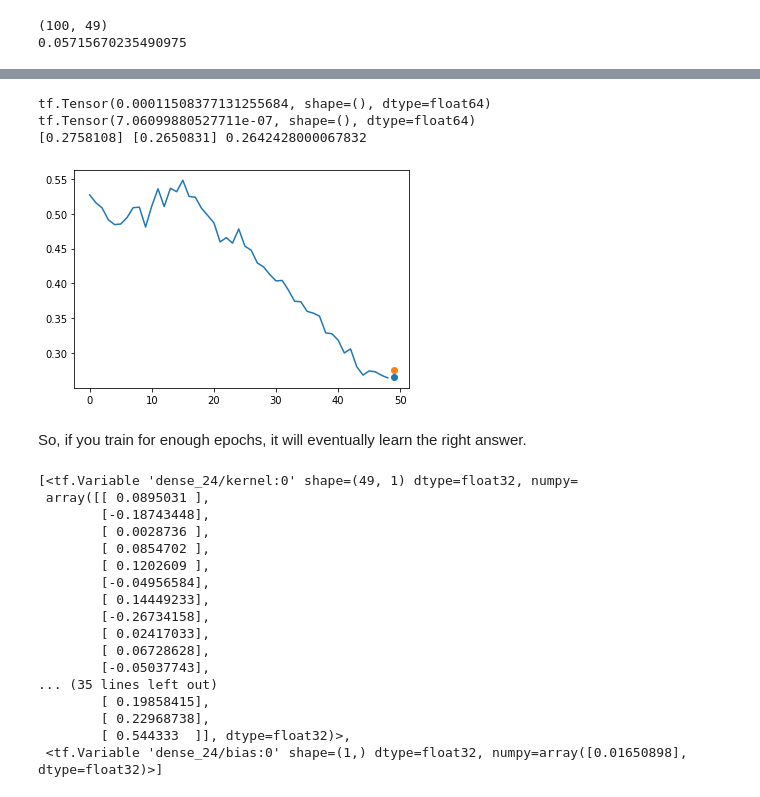
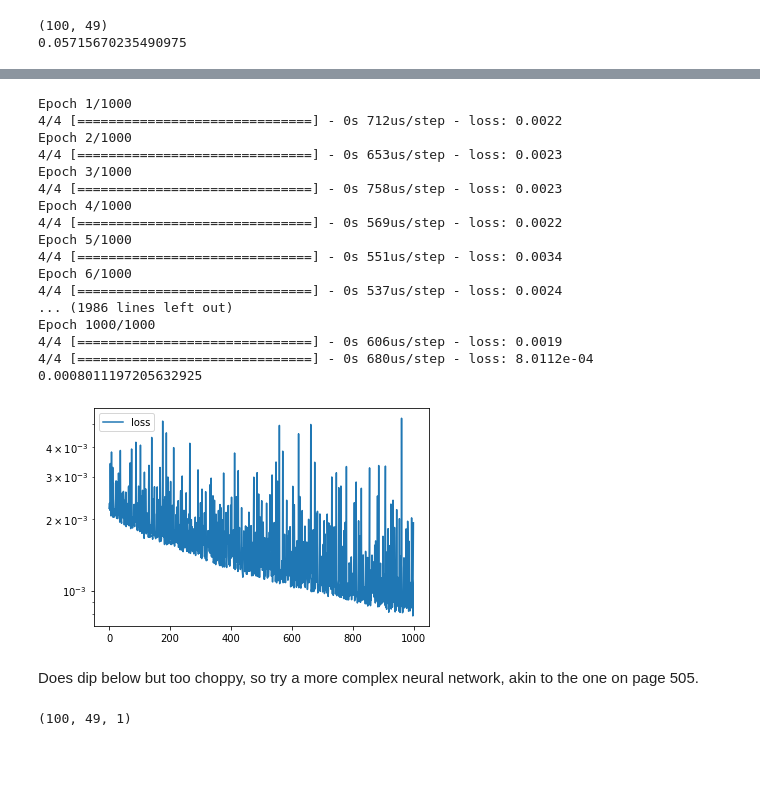
Before and after one commit to dodelson/Physics-of-Energy, a Jupyter notebook: cnn.ipynb, the cells around one changed output, grey strips where cells are left out. Drawn from its saved outputs; the diff is of its cells as text; code cells hidden in the pictures; blank space fills up the shorter version.

```diff
--- a/cnn.ipynb
+++ b/cnn.ipynb
@@ -518,38 +487,35 @@ Epoch 1500/1500
-# %%
-i=3
-#print(y_train[0],X_train[0,0])
-y_predict=model.predict(X_train)
-plt.plot(range(49),X_train[i,:])
-plt.scatter(range(49,50),y_train[i,:])
-plt.scatter(range(49,50),y_predict[i,:])
-print(keras.losses.mean_squared_error(y_predict[i],y_train[i]))
-print(keras.losses.mean_squared_error(X_train[i,-1],y_train[i]))
-
-print(y_predict[i,:],y_train[i,:],X_train[i,-1])
-# %% [output]
-tf.Tensor(0.00011508377131255684, shape=(), dtype=float64)
-tf.Tensor(7.06099880527711e-07, shape=(), dtype=float64)
-[0.2758108] [0.2650831] 0.2642428000067832
-[figure, removed]
-# %% [markdown]
-So, if you train for enough epochs, it will eventually learn the right answer.
-# %%
-model.layers[1].weights
-# %% [output]
-[<tf.Variable 'dense_24/kernel:0' shape=(49, 1) dtype=float32, numpy=
- array([[ 0.0895031 ],
-        [-0.18743448],
-        [ 0.0028736 ],
-        [ 0.0854702 ],
-        [ 0.1202609 ],
-        [-0.04956584],
-        [ 0.14449233],
-        [-0.26734158],
-        [ 0.02417033],
-        [ 0.06728628],
-        [-0.05037743],
-... (35 lines left out)
-        [ 0.19858415],
-        [ 0.22968738],
-        [ 0.544333  ]], dtype=float32)>,
- <tf.Variable 'dense_24/bias:0' shape=(1,) dtype=float32, numpy=array([0.01650898], dtype=float32)>]
+# %%
+#So, after 500 epochs, it's still above .001 .. and choppy. Try for another 1000
+history=model1.fit(X_train,y_train,epochs=1000)
+print(model1.evaluate(X_train,y_train))
+pd.DataFrame(history.history).plot()
+plt.yscale('log')
+# %% [output]
+Epoch 1/1000
+4/4 [==============================] - 0s 712us/step - loss: 0.0022
+Epoch 2/1000
+4/4 [==============================] - 0s 653us/step - loss: 0.0023
+Epoch 3/1000
+4/4 [==============================] - 0s 758us/step - loss: 0.0023
+Epoch 4/1000
+4/4 [==============================] - 0s 569us/step - loss: 0.0022
+Epoch 5/1000
+4/4 [==============================] - 0s 551us/step - loss: 0.0034
+Epoch 6/1000
+4/4 [==============================] - 0s 537us/step - loss: 0.0024
+... (1986 lines left out)
+Epoch 1000/1000
+4/4 [==============================] - 0s 606us/step - loss: 0.0019
+4/4 [==============================] - 0s 680us/step - loss: 8.0112e-04
+0.0008011197205632925
+[figure, added]
+# %% [markdown]
+Does dip below but too choppy, so try a more complex neural network, akin to the one on page 505.
+# %%
+Xt=np.expand_dims(X_train, axis=2)
+print(np.shape(Xt))
+model2=keras.models.Sequential([
+    keras.layers.SimpleRNN(1,input_shape=[None,1])
+])
+# %% [output]
+(100, 49, 1)
```
Also changed, not shown: parts of 24 cells of this notebook.
